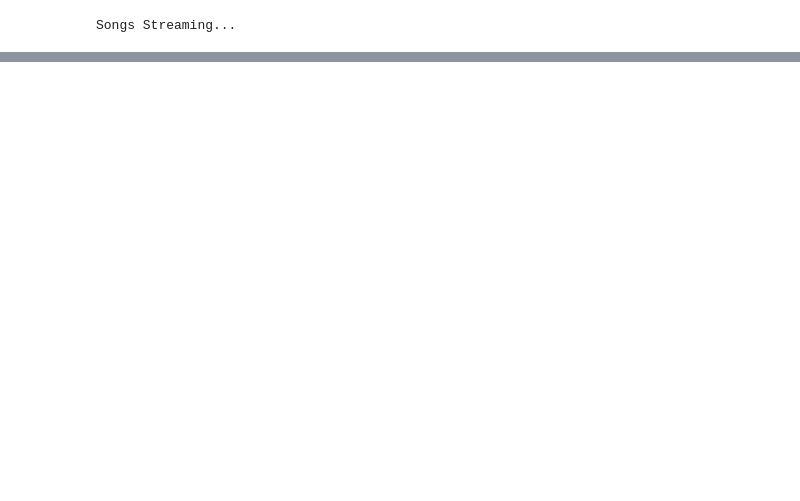
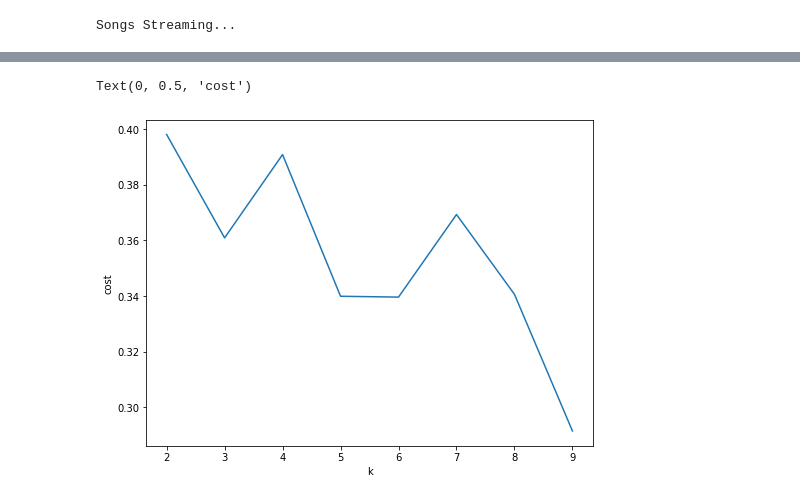
Before and after one commit to Siddharth1698/Personalized-content-based-music-recomendation-system-using-Spotify-API, a Jupyter notebook: STREAM_WORK.ipynb, the cells around one changed output, grey strips where cells are left out. Drawn from its saved outputs; the diff is of its cells as text; code cells hidden in the pictures; blank space fills up the shorter version.

```diff
--- a/STREAM_WORK.ipynb
+++ b/STREAM_WORK.ipynb
@@ -96,5 +127,4 @@ print("Songs Streaming...")
 # %% [output]
 Songs Streaming...
 # %%
-sqlDF = spark.sql("SELECT * FROM testeTable")
-sqlDF.show()
+df = spark.sql("SELECT * FROM testedTable3")
@@ -144,0 +254,2 @@ def csv_output():
+# %%
+df = df.sort(df.release_date.desc())
@@ -144,0 +282,6 @@ def csv_output():
+# %%
+from pyspark.ml.feature import StandardScaler
+scale=StandardScaler(inputCol='features',outputCol='standardized')
+data_scale=scale.fit(assembled_data)
+df=data_scale.transform(assembled_data)
+df.show(2)
@@ -144,0 +307,21 @@ def csv_output():
+# %%
+from pyspark.ml.clustering import KMeans
+from pyspark.ml.evaluation import ClusteringEvaluator
+silhouette_score=[]
+evaluator = ClusteringEvaluator(predictionCol='prediction', featuresCol='standardized', \
+                                metricName='silhouette', distanceMeasure='squaredEuclidean')
+for i in range(2,10):
+
+    KMeans_algo=KMeans(featuresCol='standardized', k=i)
+
+    KMeans_fit=KMeans_algo.fit(df)
+
+    output=KMeans_fit.transform(df)
+
+
+
+    score=evaluator.evaluate(output)
+
+    silhouette_score.append(score)
+
+    print("Silhouette Score:",score)
@@ -144,0 +337,10 @@ def csv_output():
+# %%
+#Visualizing the silhouette scores in a plot
+import matplotlib.pyplot as plt
+fig, ax = plt.subplots(1,1, figsize =(8,6))
+ax.plot(range(2,10),silhouette_score)
+ax.set_xlabel("k")
+ax.set_ylabel("cost")
+# %% [output]
+Text(0, 0.5, 'cost')
+[figure, added]
```
Also changed, not shown: parts of 22 cells of this notebook.
